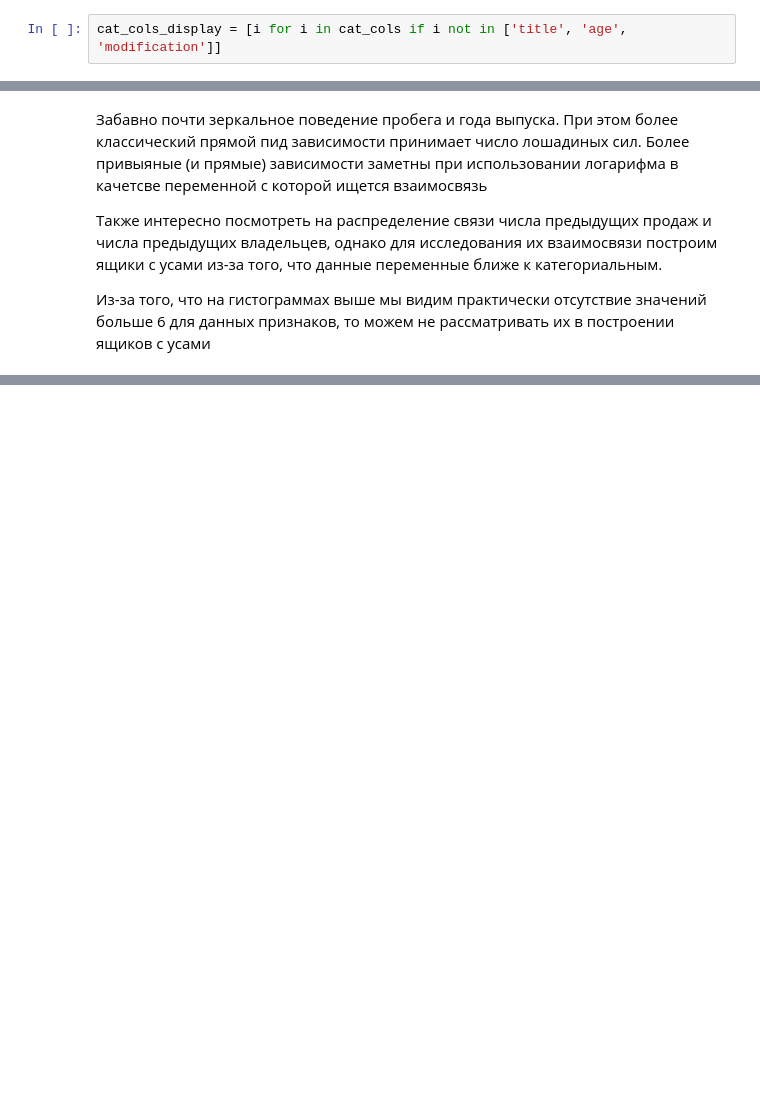
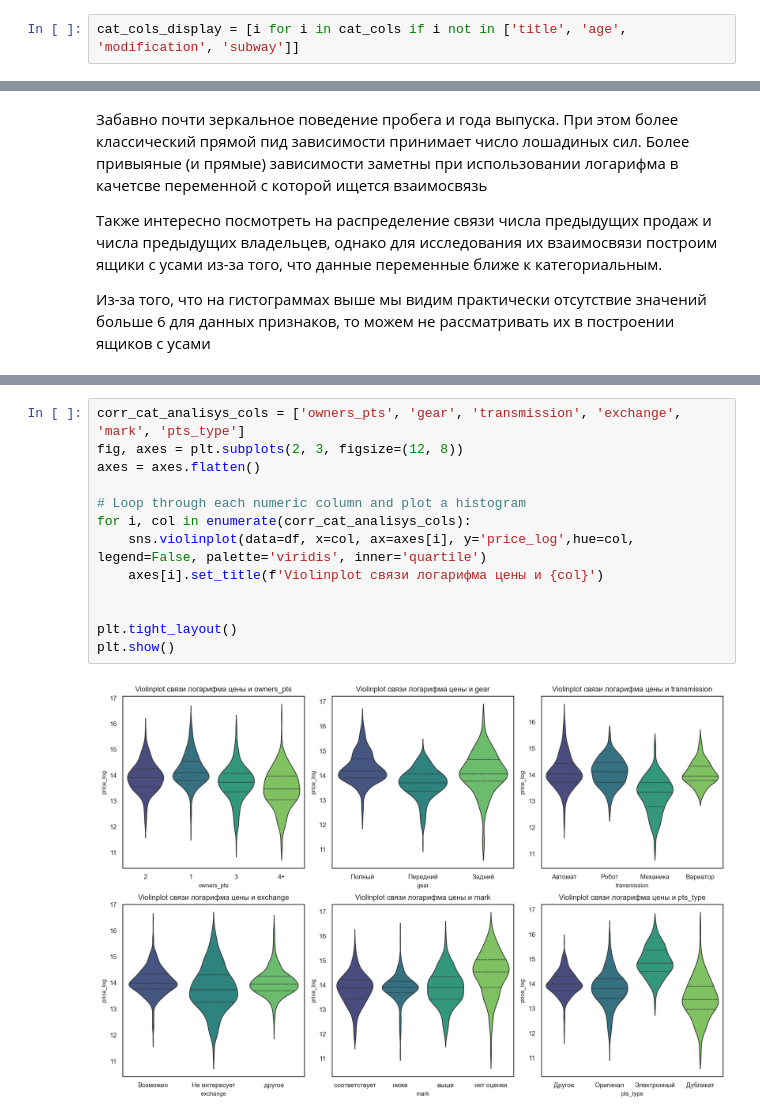
Before and after one commit to Natasha-rare/parcing_andan_hw, a Jupyter notebook: visualisation.ipynb, the cells around one changed output, grey strips where cells are left out. Saved outputs shown, nothing was run; the diff lists cells and outputs as text; blank space fills up the shorter version.

Commit message:
visualisation finished and future plan is made. readme with description also is edited

```diff
--- a/visualisation.ipynb
+++ b/visualisation.ipynb
@@ -96,7 +96,7 @@ df.describe()
 # %% [markdown]
 Сделаем то же самое для категориальных признаков, но не будем брать в расчет название (title), age (поколение) и modification – модификация автомобиля, так как в данных признаках слишком много значений и мы рассмотрим их отдельно
 # %%
-cat_cols_display = [i for i in cat_cols if i not in ['title', 'age', 'modification']]
+cat_cols_display = [i for i in cat_cols if i not in ['title', 'age', 'modification', 'subway']]
 # %%
 fig, axes = plt.subplots(5, 2, figsize=(8, 12))
 axes = axes.flatten()
@@ -235,0 +238,15 @@ plt.show()
+# %%
+corr_cat_analisys_cols = ['owners_pts', 'gear', 'transmission', 'exchange', 'mark', 'pts_type']
+fig, axes = plt.subplots(2, 3, figsize=(12, 8))
+axes = axes.flatten()
+
+# Loop through each numeric column and plot a histogram
+for i, col in enumerate(corr_cat_analisys_cols):
+    sns.violinplot(data=df, x=col, ax=axes[i], y='price_log',hue=col, legend=False, palette='viridis', inner='quartile')
+    axes[i].set_title(f'Violinplot связи логарифма цены и {col}')
+
+
+plt.tight_layout()
+plt.show()
+# %% [output]
+[figure, added]
```
Also changed, not shown: parts of 11 cells of this notebook, 4 other files.
